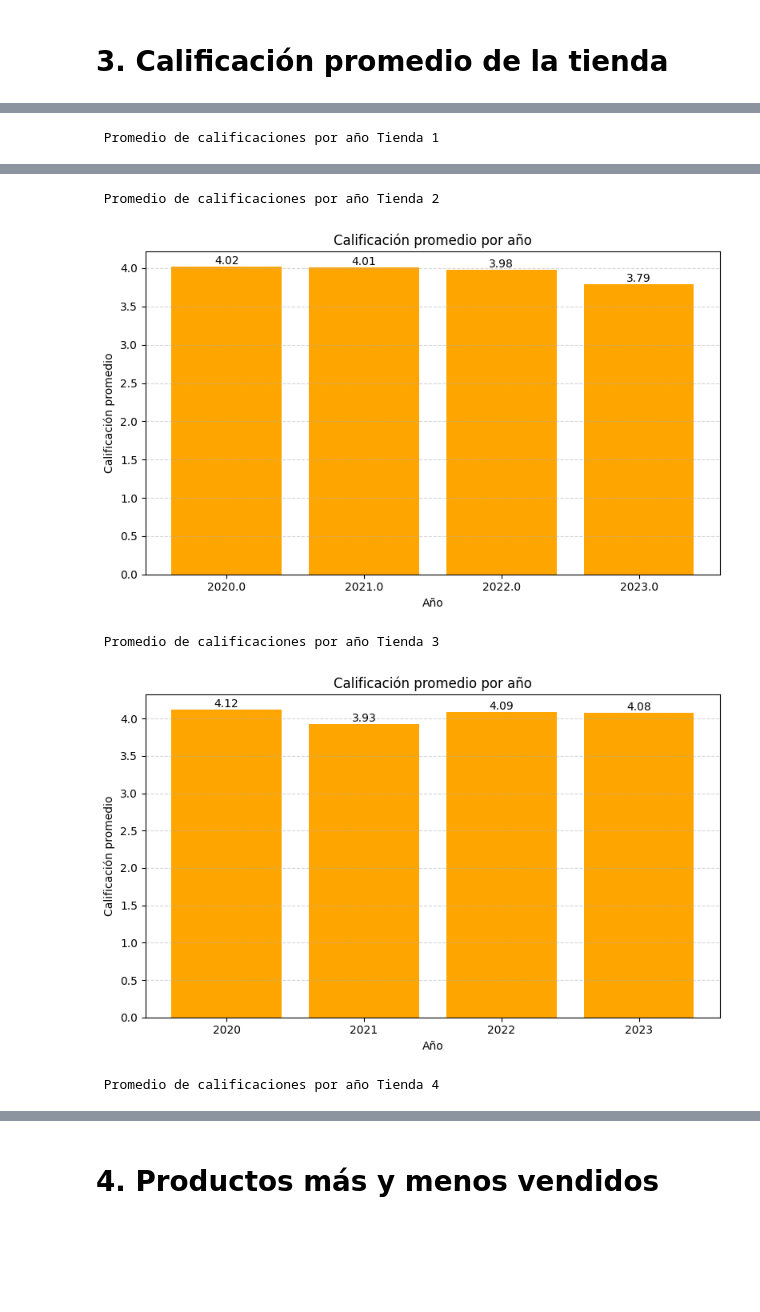
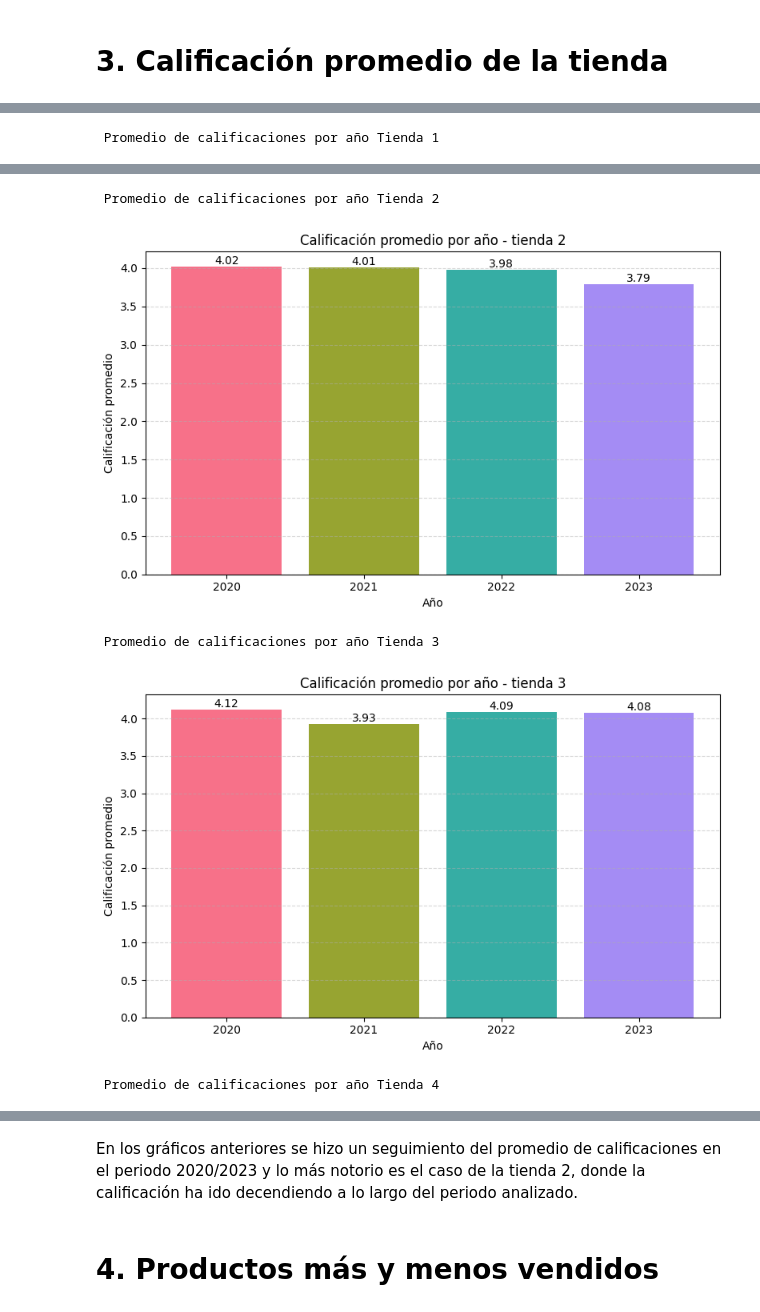
Before and after one commit to marsavil/challenge_1_ONE, a Jupyter notebook: AluraStoreLatam.ipynb, the cells around one changed output, grey strips where cells are left out. Cells and saved outputs as stored; diff of their text form; code cells hidden in the pictures; blank space fills up the shorter version.

```diff
--- a/AluraStoreLatam.ipynb
+++ b/AluraStoreLatam.ipynb
@@ -44,15 +44,19 @@ Total ingresos de la tienda 3: 1039503000.0
 Total ingresos de la tienda 4: 983058300.0
 # %%
 import matplotlib.pyplot as plt
+import seaborn as sns
 
 tiendas = ['Tienda 1', 'Tienda 2', 'Tienda 3', 'Tienda 4']
 ingresos = [tienda_1_Ingresos_Netos, tienda_2_Ingresos_Netos, tienda_3_Ingresos_Netos, tienda_4_Ingresos_Netos]
+colors = sns.color_palette("husl", len(tiendas))
 
 plt.figure(figsize=(8,5))
-plt.bar(tiendas, ingresos, color='seagreen')
+plt.bar(tiendas, ingresos, color=colors)
 plt.title('Ingresos Netos por Tienda(Histórico)')
 plt.ylabel('Ingresos')
 plt.xlabel('Tiendas')
+for i, valor in enumerate(ingresos):
+    plt.text(i, valor, f"${valor:,.0f}", ha='center', va='bottom', fontsize=9)
 plt.grid(axis='y', linestyle='--', alpha=0.5)
 plt.tight_layout()
 plt.show()
@@ -282,13 +254,18 @@ graficar_calificaciones(calificaciones)
 # %%
 def promedio_calificacion_año(df):
   # Agrupar calificaciones por año
+
   promedio_calificacion = df.groupby('Año')['Calificación'].mean().round(2)
   return promedio_calificacion
-def graficar_promedio_anual(df):
+def graficar_promedio_anual(df, nombre):
+
+  colors = sns.color_palette("husl", len(df))
+  año = df.index.astype(int).astype(str)
+  promedio = df.values
 
   plt.figure(figsize=(8,5))
-  plt.bar(df.index.astype(str), df.values, color='orange')
-  plt.title('Calificación promedio por año')
+  plt.bar(año, promedio, color=colors)
+  plt.title( f'Calificación promedio por año - {nombre}')
   plt.ylabel('Calificación promedio')
   plt.xlabel('Año')
   plt.grid(axis='y', linestyle='--', alpha=0.5)
@@ -298,12 +275,12 @@ def graficar_promedio_anual(df):
   plt.show()
 # %%
 print("\n\n Promedio de calificaciones por año Tienda 1\n\n")
-graficar_promedio_anual(promedio_calificacion_año(tienda))
+graficar_promedio_anual(promedio_calificacion_año(tienda,), "tienda 1")
 print("\n\n Promedio de calificaciones por año Tienda 2\n\n")
-graficar_promedio_anual(promedio_calificacion_año(tienda2))
+graficar_promedio_anual(promedio_calificacion_año(tienda2), "tienda 2")
 print("\n\n Promedio de calificaciones por año Tienda 3\n\n")
-graficar_promedio_anual(promedio_calificacion_año(tienda3))
+graficar_promedio_anual(promedio_calificacion_año(tienda3), "tienda 3")
 print("\n\n Promedio de calificaciones por año Tienda 4\n\n")
-graficar_promedio_anual(promedio_calificacion_año(tienda4))
+graficar_promedio_anual(promedio_calificacion_año(tienda4), "tienda 4")
 # %% [output]
  Promedio de calificaciones por año Tienda 1
@@ -311,5 +288,5 @@ graficar_promedio_anual(promedio_calificacion_año(tienda4))
  Promedio de calificaciones por año Tienda 2
-[figure, old version]
+[figure, new version]
  Promedio de calificaciones por año Tienda 3
-[figure, old version]
+[figure, new version]
  Promedio de calificaciones por año Tienda 4
@@ -317,2 +294,4 @@ graficar_promedio_anual(promedio_calificacion_año(tienda4))
+# %% [markdown]
+En los gráficos anteriores se hizo un seguimiento del promedio de calificaciones en el periodo 2020/2023 y lo más notorio es el caso de la tienda 2, donde la calificación ha ido decendiendo a lo largo del periodo analizado.
 # %% [markdown]
 # 4. Productos más y menos vendidos
```
Also changed, not shown: parts of 30 cells of this notebook.
